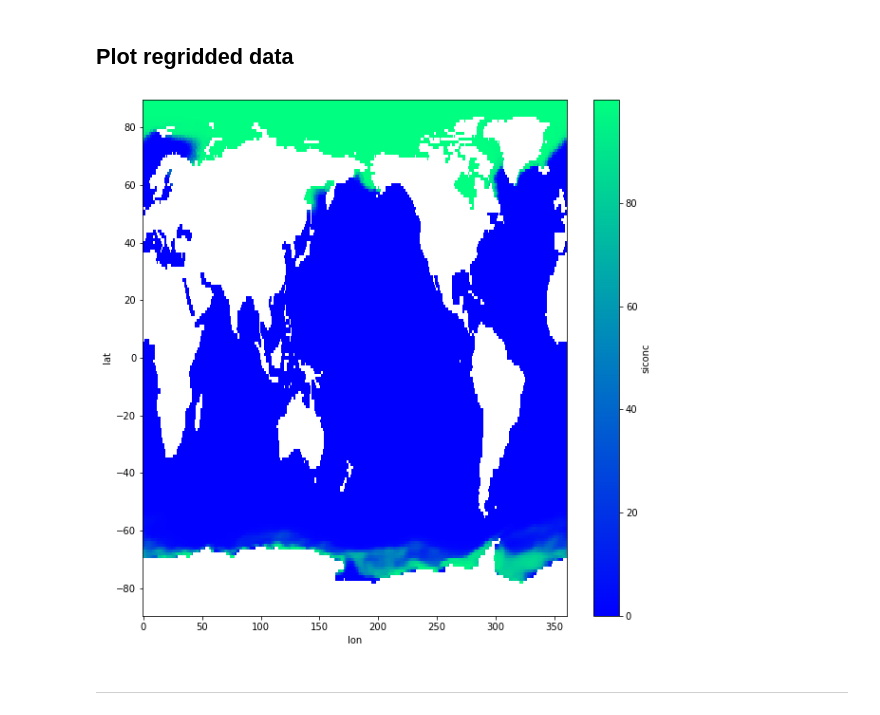
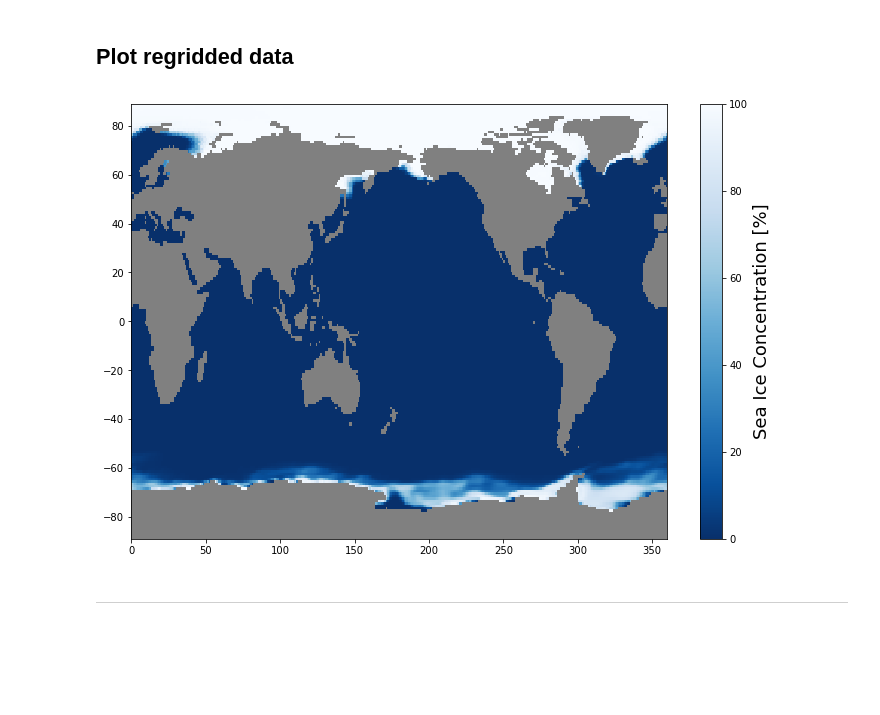
Before and after one commit to pderepen/Regridding_scripts, a Jupyter notebook: regrid_CESM2_seaice_to_1x1.ipynb, the cells around one changed output. Drawn from its saved outputs; the diff is of its cells as text; code cells hidden in the pictures; blank space fills up the shorter version.

```diff
--- a/regrid_CESM2_seaice_to_1x1.ipynb
+++ b/regrid_CESM2_seaice_to_1x1.ipynb
@@ -190,12 +222,14 @@ We can see from the figure above that the data is not on a regular grid since th
 ### Define the target grid (the new grid you want your output on)
 # %%
 # In this case, we want to regrid to a 1 deg lat x 1 deg lon grid
-# lat = np.arange(-89.0,90.0,1.0) # Do not include 90S and 90N, it won't work because of the singularity at the poles
-# lon = np.arange(0.0,361.0,1.0) # cartopy gets rage-y (i.e. it doesn't work) when plotting
-# lon2d,lat2d = np.meshgrid(lon,lat)
-# target_grid = xr.Dataset({'lat': (['y', 'x'], lat2d),'lon': (['y', 'x'], lon2d)})
-# target_grid
-target_grid_new = xe.util.grid_global(0.5,0.5)
-target_grid_new
+lat = np.arange(-89.0,90.0,1.0) # Do not include 90S and 90N, it won't work because of the singularity at the poles
+lon = np.arange(0.0,361.0,1.0) # cartopy gets rage-y (i.e. it doesn't work) when plotting
+lon2d,lat2d = np.meshgrid(lon,lat)
+target_grid = xr.Dataset({'lat': (['y', 'x'], lat2d),'lon': (['y', 'x'], lon2d)})
+target_grid
+
+# This is another way to set up the target grid using built-in functions from xesmf
+# target_grid_new = xe.util.grid_global(0.5,0.5)
+# target_grid_new
 # %% [output]
 <xarray.Dataset>
@@ -214,11 +244,11 @@ Data variables:
 # Possible regridding algorithms. For a comparison of the different algorithms, check out: https://xesmf.readthedocs.io/en/latest/notebooks/Compare_algorithms.html
 method_list = ['bilinear', 'conservative', 'nearest_s2d', 'nearest_d2s', 'patch']
 # NOTE: Once you have the output of this (the weight file), you can set reuse_weights=True so that you don't need to recreate the weight file
-regridder = xe.Regridder(sic_o, target_grid, method_list[2], periodic=True)
+regridder = xe.Regridder(sic_ocean, target_grid, method_list[2], periodic=True)
 # %% [markdown]
 ### Perform regridding
 # %%
-sic_rg = regridder(sic_o)
+sic_rg = regridder(sic_ocean)
 sic_rg
 # %% [output]
 <xarray.DataArray 'siconc' (time: 1980, y: 179, x: 361)>
@@ -242,12 +272,16 @@ Attributes:
 ---
 # %% [markdown]
 ## Plot regridded data
-# %%
-fig = plt.figure(figsize=(10,10));
-# ax = fig.add_subplot(111)
-sic_rg[0].plot.pcolormesh(x='lon',y='lat',cmap='winter');
-# %% [output]
-[figure, removed]
+# %%
+fig, ax = plt.subplots(figsize=(12,8))
+ax.set_facecolor('0.5') # Fill in model land by making the axis background whatever color you want
+im4 = ax.pcolormesh(lon,lat,sic_rg[0],cmap='Blues_r',vmin=0,vmax=100)
+cbar = plt.colorbar(im4)
+cbar.set_label('Sea Ice Concentration [%]',fontsize=18)
+# plt.xticks([]);
+# plt.yticks([]);
+# %% [output]
+[figure, added]
 # %% [markdown]
 ---
 # %% [markdown]
```
Also changed, not shown: parts of 27 cells of this notebook, 5 other files.
